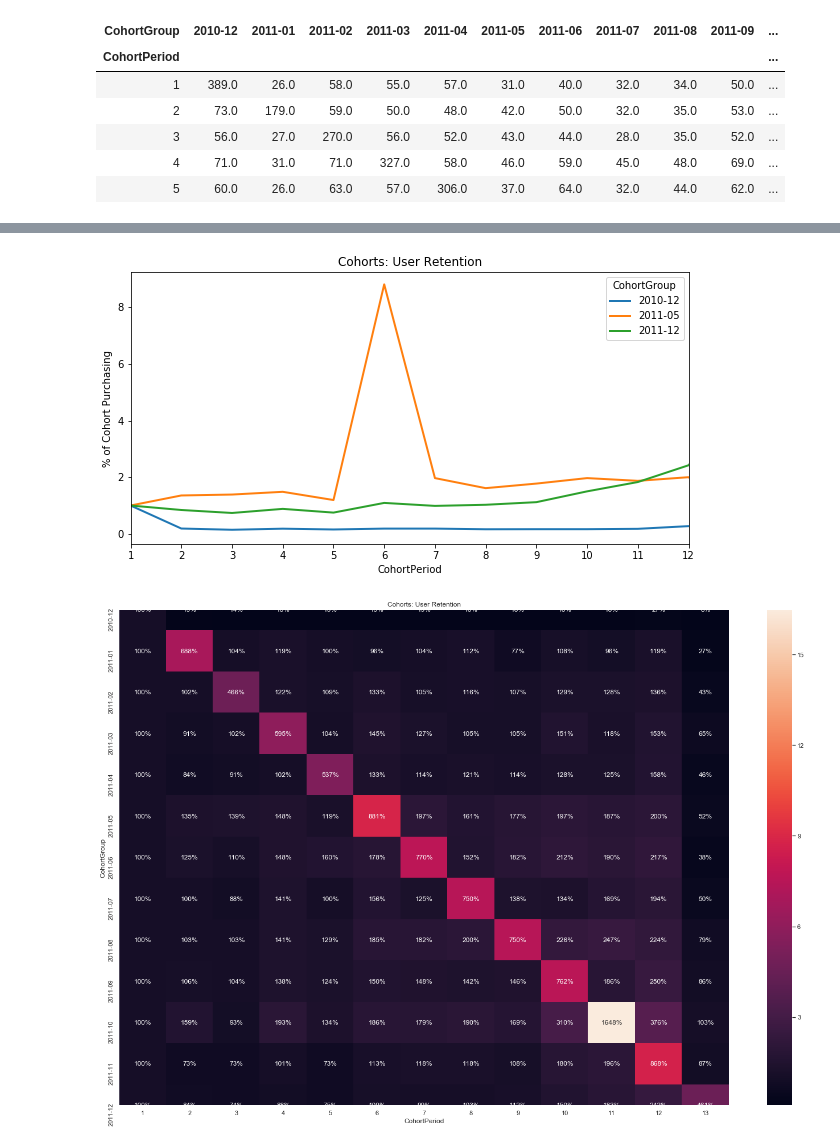
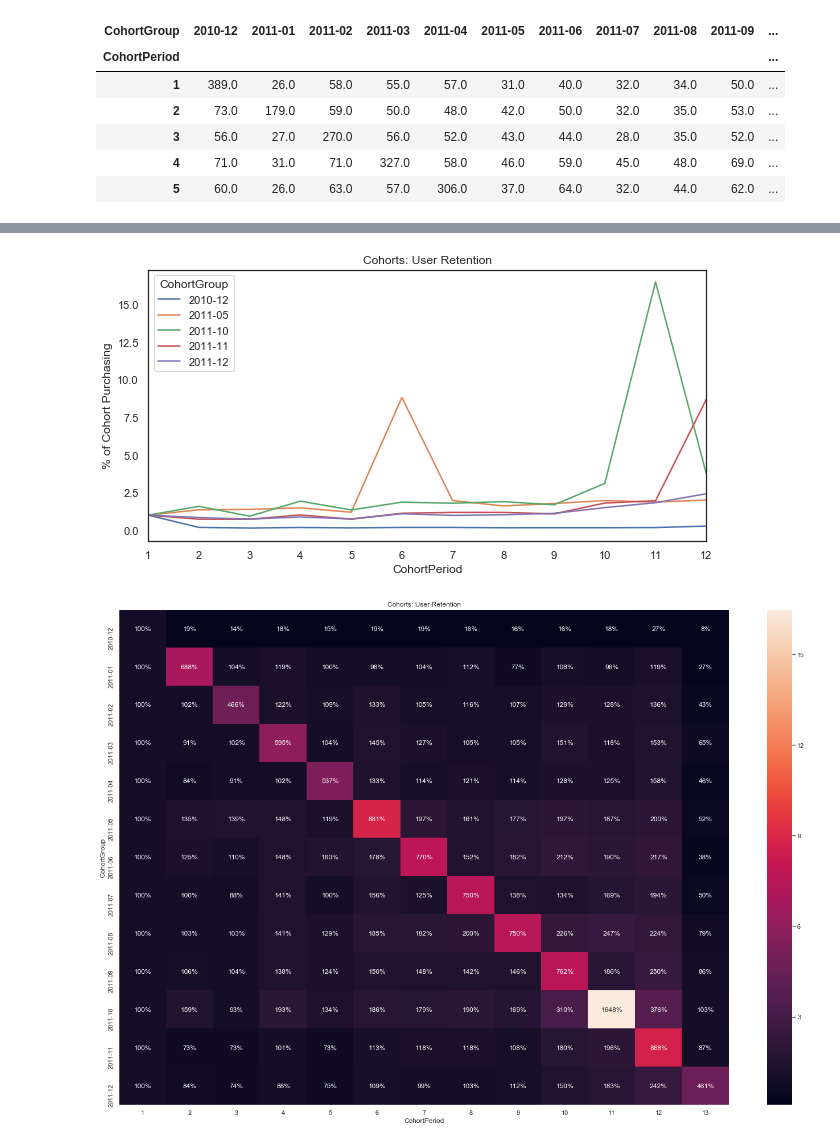
Before and after one commit to PadmajaVB/Cohort-Analysis, a Jupyter notebook: Code/CustomerRetention.ipynb, the cells around one changed output, grey strips where cells are left out. Saved outputs shown, nothing was run; the diff lists cells and outputs as text; code cells hidden in the pictures.

```diff
--- a/Code/CustomerRetention.ipynb
+++ b/Code/CustomerRetention.ipynb
@@ -146,19 +138,16 @@ user_retention.head(10)
 | 9 | 0.164524 | 0.769231 | 1.068966 | 1.054545 | 1.140351 | 1.774194 | 1.825 | 1.37500 | 7.500000 | 1.46 | ... |
 | 10 | 0.164524 | 1.076923 | 1.293103 | 1.509091 | 1.280702 | 1.967742 | 2.125 | 1.34375 | 2.264706 | 7.62 | ... |
 # %%
-user_retention[['2010-12', '2011-05', '2011-12']].plot(figsize=(10,5))
+user_retention[['2010-12','2011-05','2011-10','2011-11','2011-12']].plot(figsize=(10,5))
 plt.title('Cohorts: User Retention')
 plt.xticks(np.arange(1, 12.1, 1))
 plt.xlim(1, 12)
 plt.ylabel('% of Cohort Purchasing');
 # %% [output]
-[figure, old version]
+[figure, new version]
 # %%
-import seaborn as sns
-sns.set(style='white')
-
 plt.figure(figsize=(24, 16))
 plt.title('Cohorts: User Retention')
 sns.heatmap(user_retention.T, mask=user_retention.T.isnull(), annot=True, fmt='.0%');
 # %% [output]
-[figure, old version]
+[figure, new version]
```
Also changed, not shown: parts of 12 cells of this notebook, 3 other files.
